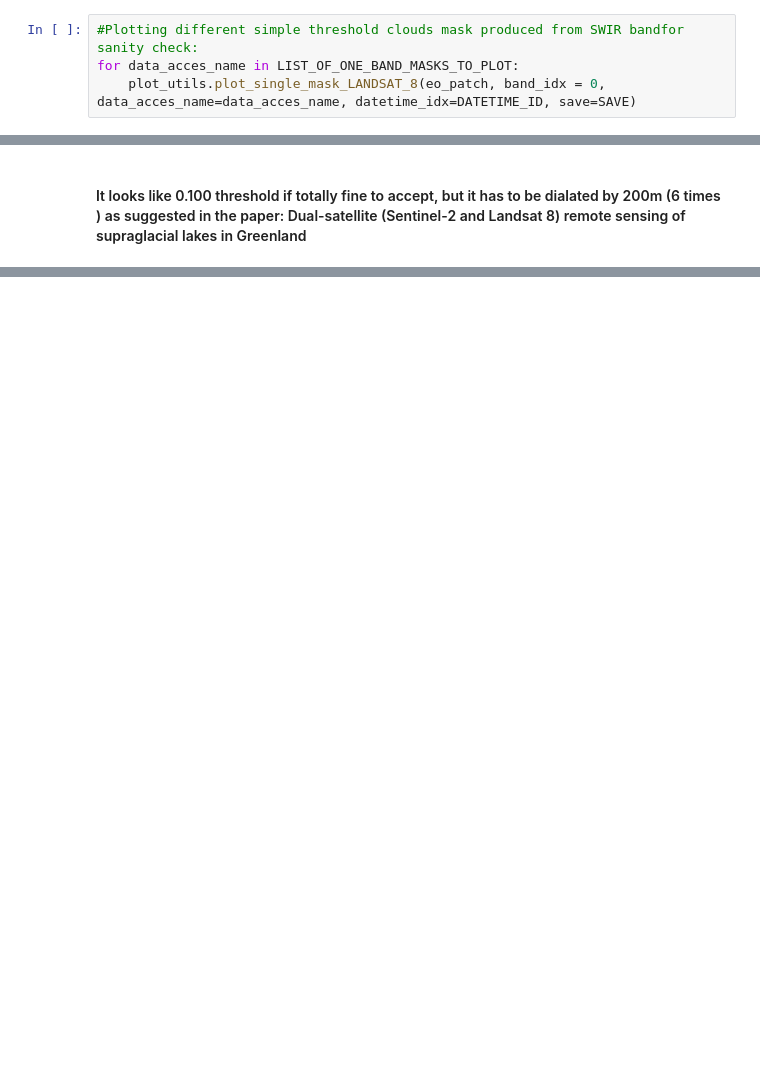
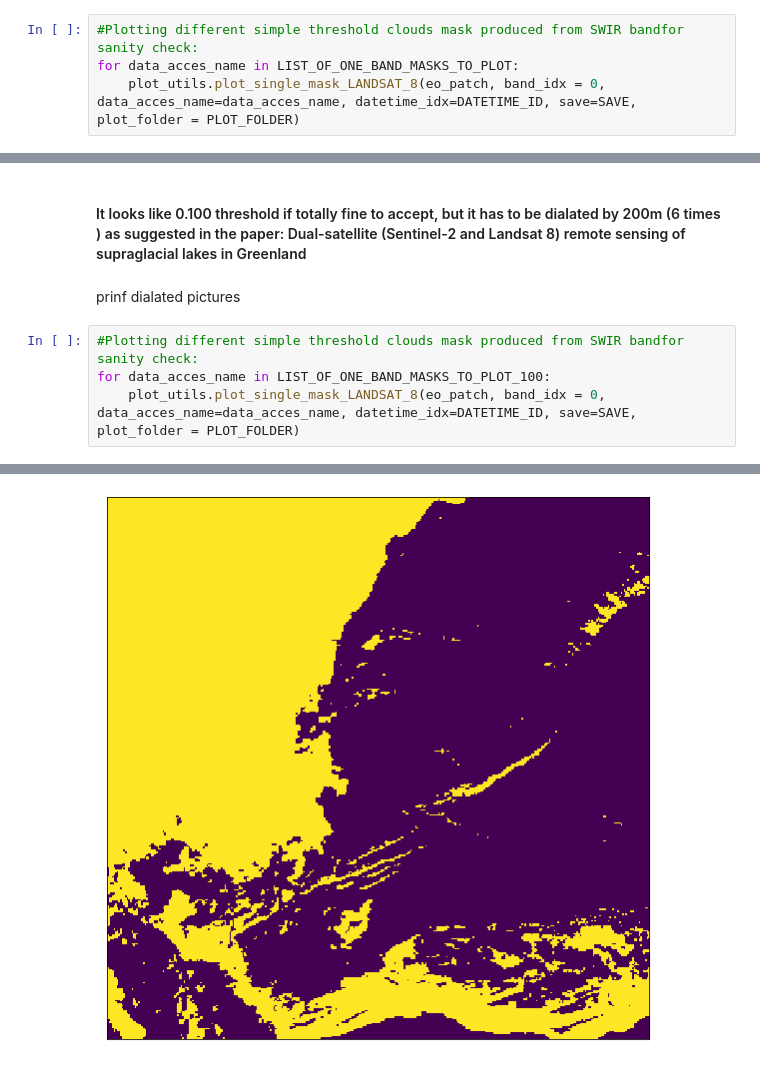
Before and after one commit to kakacper1/Greenland-water_features_mapping, a Jupyter notebook: notebooks/3_data_mining/C2. Plot and save all cloud masks.ipynb, the cells around one changed output, grey strips where cells are left out. Cells and saved outputs as stored; diff of their text form; blank space fills up the shorter version.

```diff
--- a/notebooks/3_data_mining/C2. Plot and save all cloud masks.ipynb
+++ b/notebooks/3_data_mining/C2. Plot and save all cloud masks.ipynb
@@ -124,5 +141,5 @@ Saved: 2969_2013_2_LANDSAT_RAW_BANDS.png
 # %%
 #Plotting different simple threshold clouds mask produced from SWIR bandfor sanity check:
 for data_acces_name in LIST_OF_ONE_BAND_MASKS_TO_PLOT:
-    plot_utils.plot_single_mask_LANDSAT_8(eo_patch, band_idx = 0, data_acces_name=data_acces_name, datetime_idx=DATETIME_ID, save=SAVE)
+    plot_utils.plot_single_mask_LANDSAT_8(eo_patch, band_idx = 0, data_acces_name=data_acces_name, datetime_idx=DATETIME_ID, save=SAVE, plot_folder = PLOT_FOLDER)
 # %% [output]
@@ -144,2 +161,9 @@ Saved: 2969_2013_2_CLOUD_MASK_SWIR-1_300.png
 # %% [markdown]
 #### It looks like 0.100 threshold if totally fine to accept, but it has to be dialated by 200m (6 times ) as suggested in the paper: Dual-satellite (Sentinel-2 and Landsat 8) remote sensing of supraglacial lakes in Greenland
+# %% [markdown]
+prinf dialated pictures
+# %%
+#Plotting different simple threshold clouds mask produced from SWIR bandfor sanity check:
+for data_acces_name in LIST_OF_ONE_BAND_MASKS_TO_PLOT_100:
+    plot_utils.plot_single_mask_LANDSAT_8(eo_patch, band_idx = 0, data_acces_name=data_acces_name, datetime_idx=DATETIME_ID, save=SAVE, plot_folder = PLOT_FOLDER)
+# %% [output]
@@ -145,0 +176 @@ Saved: 2969_2013_2_CLOUD_MASK_SWIR-1_300.png
+[figure, added]
```
Also changed, not shown: parts of 10 cells of this notebook, 5 other files.
